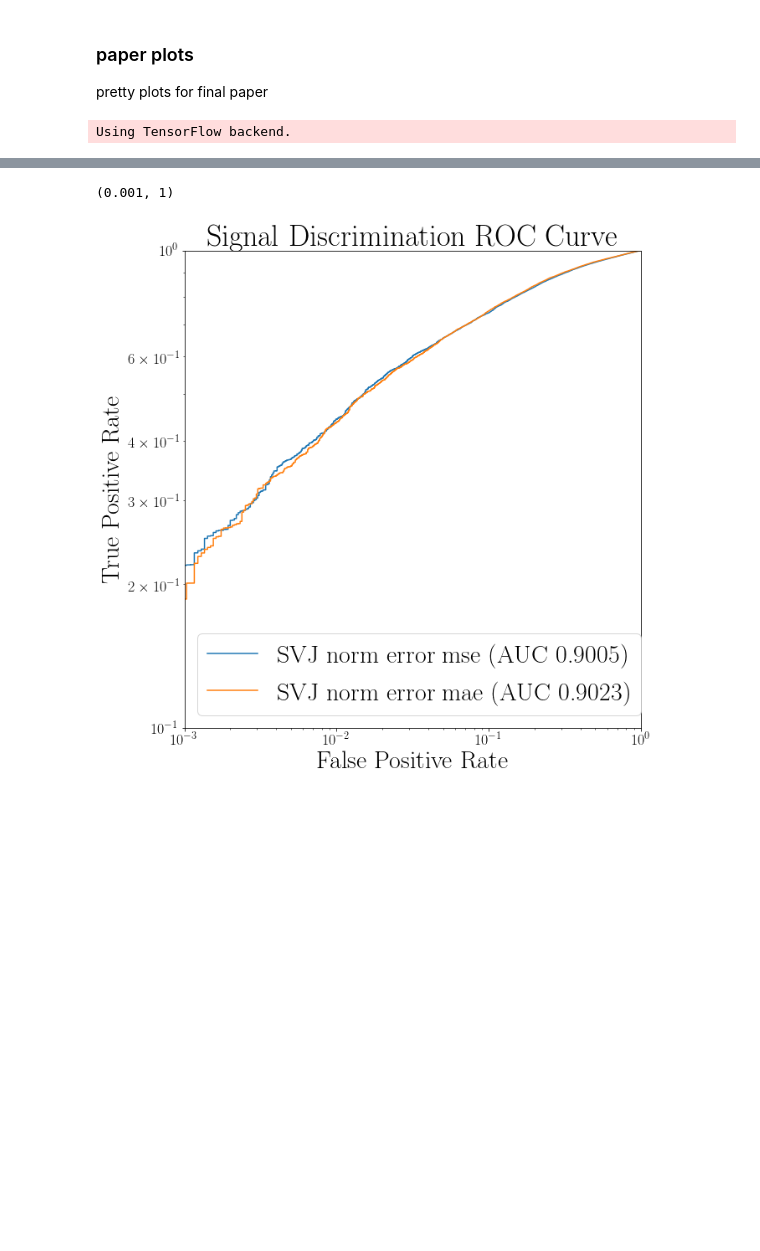
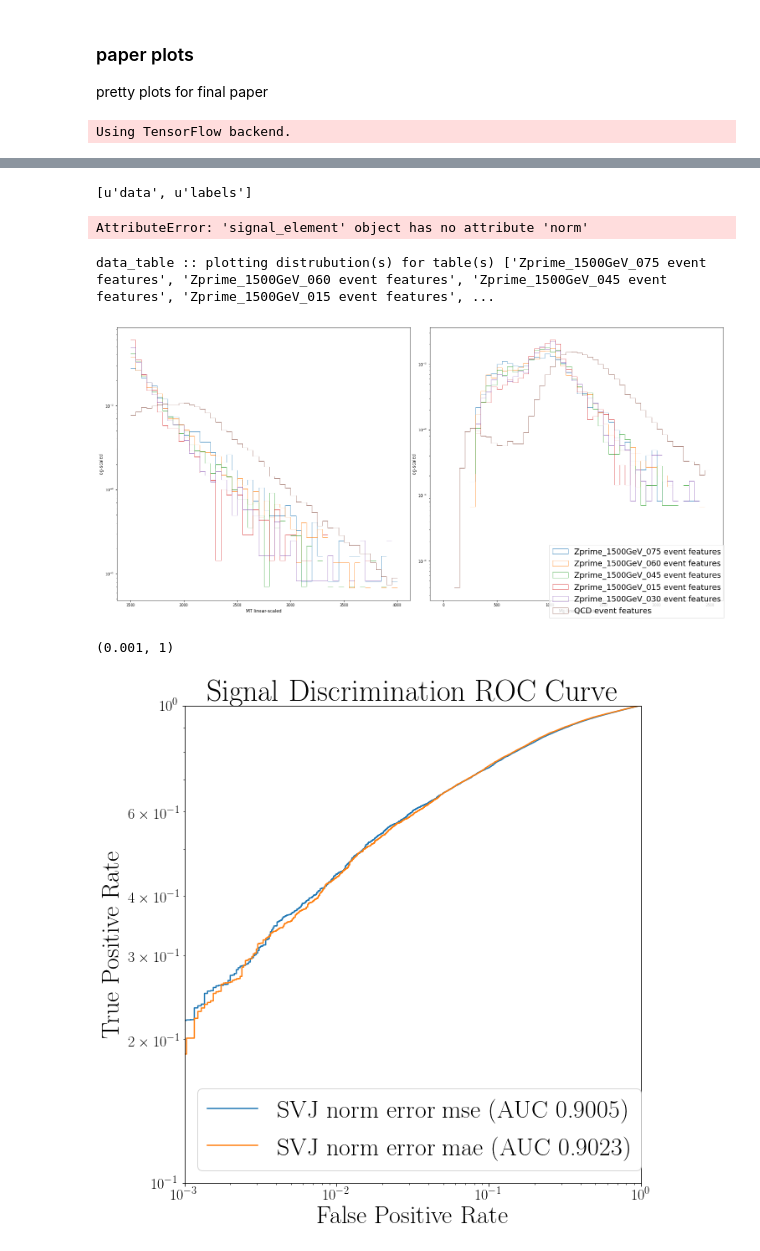
Before and after one commit to luclepot/SVJ, a Jupyter notebook: newplots.ipynb, the cells around one changed output, grey strips where cells are left out. Saved outputs shown, nothing was run; the diff lists cells and outputs as text; code cells hidden in the pictures; blank space fills up the shorter version.

```diff
--- a/newplots.ipynb
+++ b/newplots.ipynb
@@ -64,0 +273,8 @@ train_shell :: using saved model
+# %%
+import h5py
+
+d = utils.data_loader(name='QCD')
+
+
+for s in glob.glob('data/background/base_3/*.h5'):
+    d.add_sample(s)b
@@ -65,3 +289,24 @@ train_shell :: using saved model
+# %%
+files[0]['jet_features']
+# %% [output]
+[u'data', u'labels']
+# %%
+d.add_attribute(name='norm', function=lambda self: self.data.norm(d.QCD))
+# %% [output]
+AttributeError: 'signal_element' object has no attribute 'norm'
+# %%
+key = 'event'
+
+data = map(lambda x: x.cfilter(['MT', 'Mjj']), d.get(key))
+
+data[0].plot(
+    data[1:], normed=1, yscale='log', cols=2,
+    bins=50, figloc='lower right', figname='',
+    rng=((data[0].MT.min(), 4000),(0,2500)), figsize=(20,10)
+)
+# %% [output]
+data_table :: plotting distrubution(s) for table(s) ['Zprime_1500GeV_075 event features', 'Zprime_1500GeV_060 event features', 'Zprime_1500GeV_045 event features', 'Zprime_1500GeV_015 event features', ...
+[figure, added]
 # %%
 import glob
 import matplotlib.pyplot as plt
```
Also changed, not shown: parts of 13 cells of this notebook.
